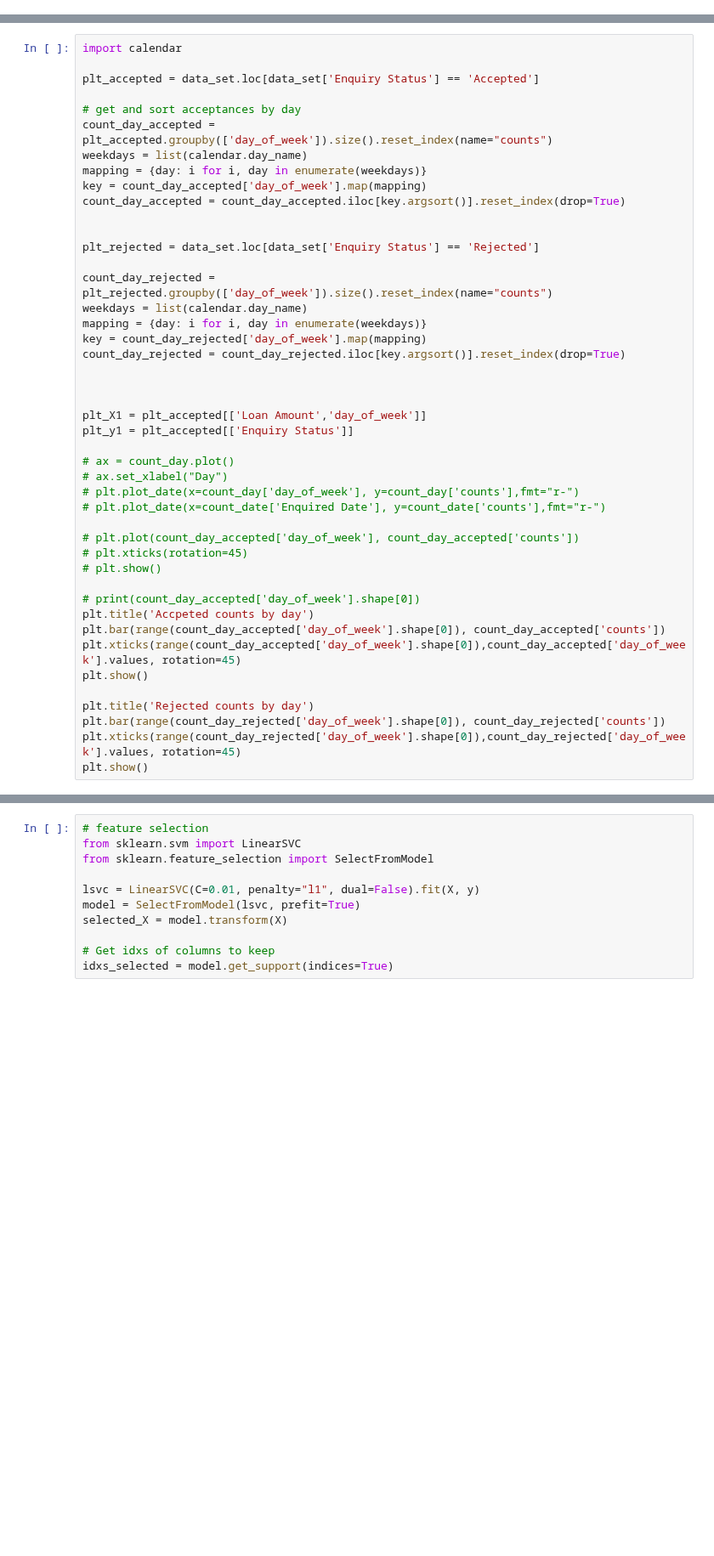
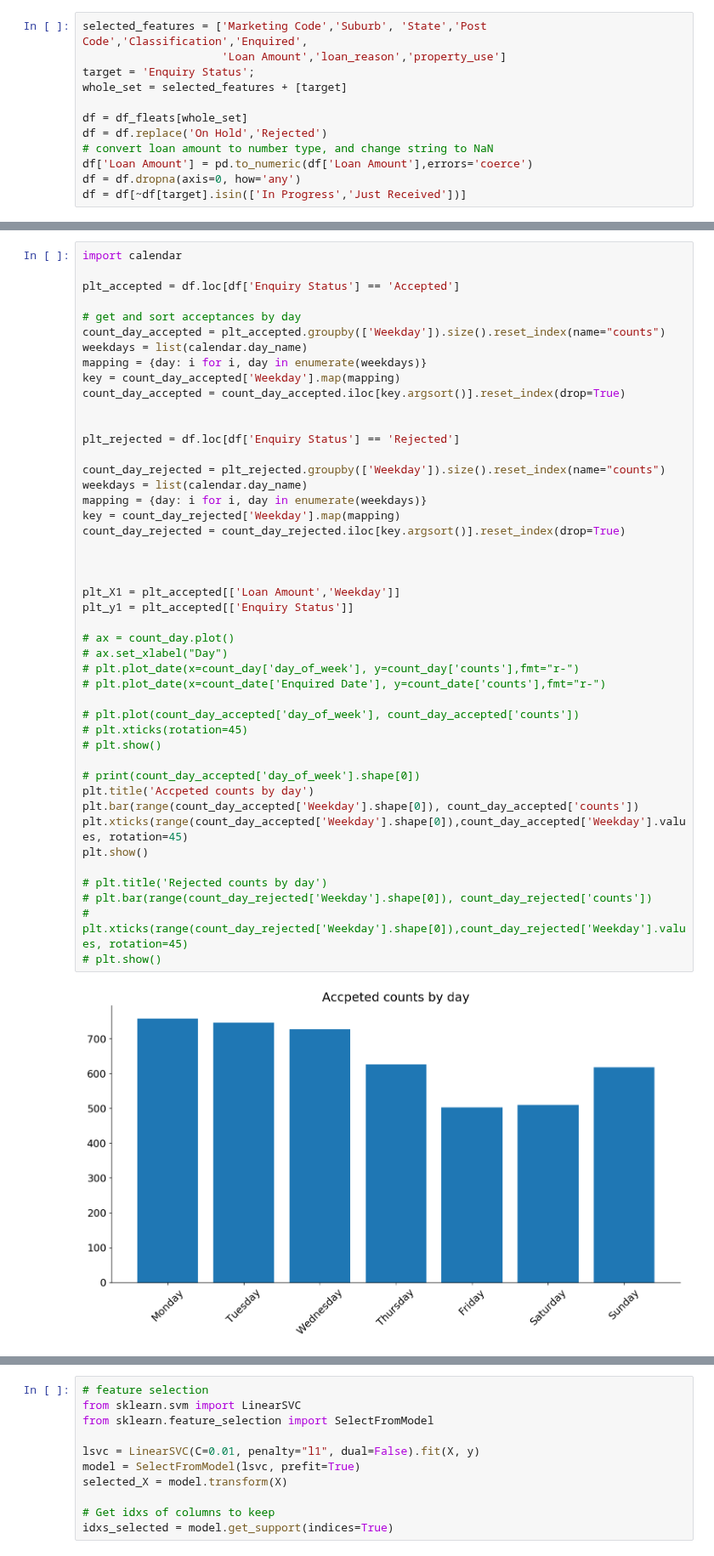
Before and after one commit to MagicMike90/customer-interest, a Jupyter notebook: enquiry.ipynb, the cells around one changed output, grey strips where cells are left out. Shown at 85% size. Drawn from its saved outputs; the diff is of its cells as text; blank space fills up the shorter version.

```diff
--- a/enquiry.ipynb
+++ b/enquiry.ipynb
@@ -51,0 +38,12 @@ data_set['Loan Amount'] = data_set['Loan Amount'].astype(int)
+# %%
+selected_features = ['Marketing Code','Suburb', 'State','Post Code','Classification','Enquired',
+                     'Loan Amount','loan_reason','property_use']
+target = 'Enquiry Status';
+whole_set = selected_features + [target]
+
+df = df_fleats[whole_set]
+df = df.replace('On Hold','Rejected')
+# convert loan amount to number type, and change string to NaN
+df['Loan Amount'] = pd.to_numeric(df['Loan Amount'],errors='coerce')
+df = df.dropna(axis=0, how='any')
+df = df[~df[target].isin(['In Progress','Just Received'])]
@@ -92,48 +101,50 @@ plt.show()
 # %%
 import calendar
 
-plt_accepted = data_set.loc[data_set['Enquiry Status'] == 'Accepted']
+plt_accepted = df.loc[df['Enquiry Status'] == 'Accepted']
 
 # get and sort acceptances by day
-count_day_accepted = plt_accepted.groupby(['day_of_week']).size().reset_index(name="counts")
+count_day_accepted = plt_accepted.groupby(['Weekday']).size().reset_index(name="counts")
 weekdays = list(calendar.day_name)
 mapping = {day: i for i, day in enumerate(weekdays)}
-key = count_day_accepted['day_of_week'].map(mapping)
+key = count_day_accepted['Weekday'].map(mapping)
 count_day_accepted = count_day_accepted.iloc[key.argsort()].reset_index(drop=True)
 
 
-plt_rejected = data_set.loc[data_set['Enquiry Status'] == 'Rejected']
+plt_rejected = df.loc[df['Enquiry Status'] == 'Rejected']
 
-count_day_rejected = plt_rejected.groupby(['day_of_week']).size().reset_index(name="counts")
+count_day_rejected = plt_rejected.groupby(['Weekday']).size().reset_index(name="counts")
 weekdays = list(calendar.day_name)
 mapping = {day: i for i, day in enumerate(weekdays)}
-key = count_day_rejected['day_of_week'].map(mapping)
+key = count_day_rejected['Weekday'].map(mapping)
 count_day_rejected = count_day_rejected.iloc[key.argsort()].reset_index(drop=True)
 
 
 
-plt_X1 = plt_accepted[['Loan Amount','day_of_week']]
+plt_X1 = plt_accepted[['Loan Amount','Weekday']]
 plt_y1 = plt_accepted[['Enquiry Status']]
 
 # ax = count_day.plot()
 # ax.set_xlabel("Day")
 # plt.plot_date(x=count_day['day_of_week'], y=count_day['counts'],fmt="r-")
 # plt.plot_date(x=count_date['Enquired Date'], y=count_date['counts'],fmt="r-")
 
 # plt.plot(count_day_accepted['day_of_week'], count_day_accepted['counts'])
 # plt.xticks(rotation=45)
 # plt.show()
 
 # print(count_day_accepted['day_of_week'].shape[0])
 plt.title('Accpeted counts by day')
-plt.bar(range(count_day_accepted['day_of_week'].shape[0]), count_day_accepted['counts'])
-plt.xticks(range(count_day_accepted['day_of_week'].shape[0]),count_day_accepted['day_of_week'].values, rotation=45)
+plt.bar(range(count_day_accepted['Weekday'].shape[0]), count_day_accepted['counts'])
+plt.xticks(range(count_day_accepted['Weekday'].shape[0]),count_day_accepted['Weekday'].values, rotation=45)
 plt.show()
 
-plt.title('Rejected counts by day')
-plt.bar(range(count_day_rejected['day_of_week'].shape[0]), count_day_rejected['counts'])
-plt.xticks(range(count_day_rejected['day_of_week'].shape[0]),count_day_rejected['day_of_week'].values, rotation=45)
-plt.show()
+# plt.title('Rejected counts by day')
+# plt.bar(range(count_day_rejected['Weekday'].shape[0]), count_day_rejected['counts'])
+# plt.xticks(range(count_day_rejected['Weekday'].shape[0]),count_day_rejected['Weekday'].values, rotation=45)
+# plt.show()
+# %% [output]
+[figure, added]
 # %%
 from sklearn.preprocessing import LabelEncoder
 from sklearn.preprocessing import OneHotEncoder
```
Also changed, not shown: parts of 22 cells of this notebook, 3 other files.
